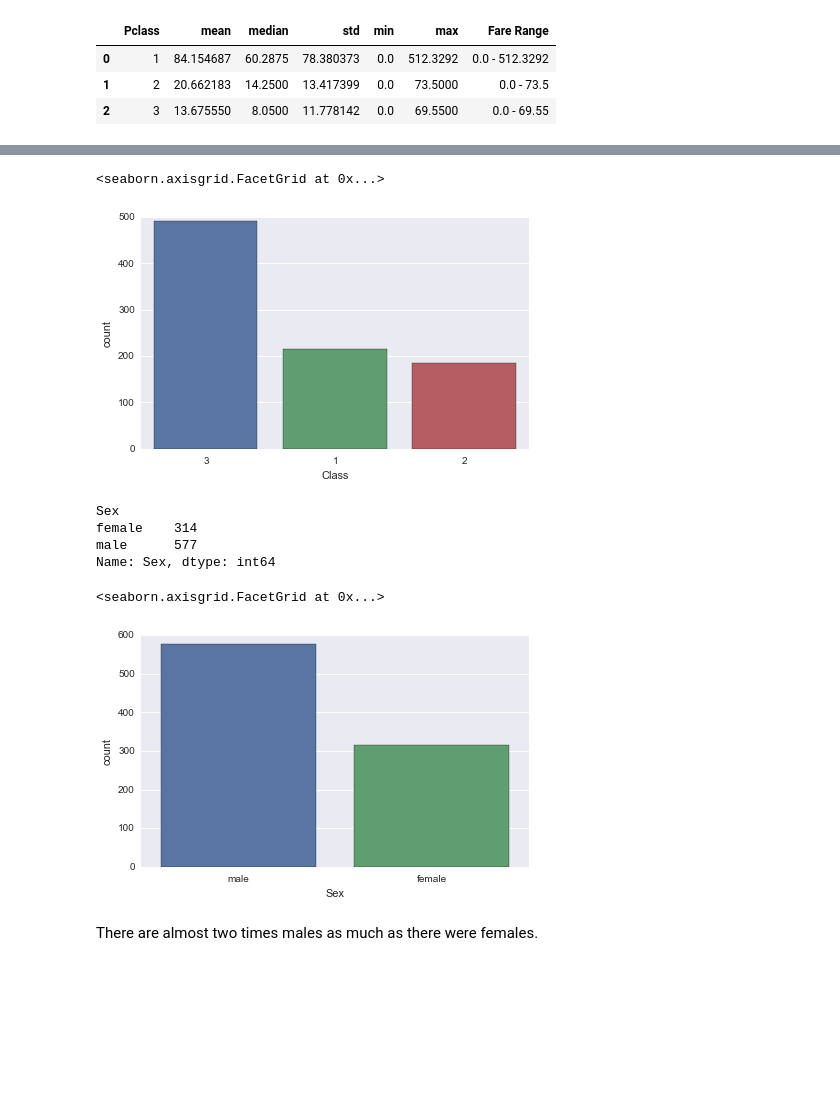
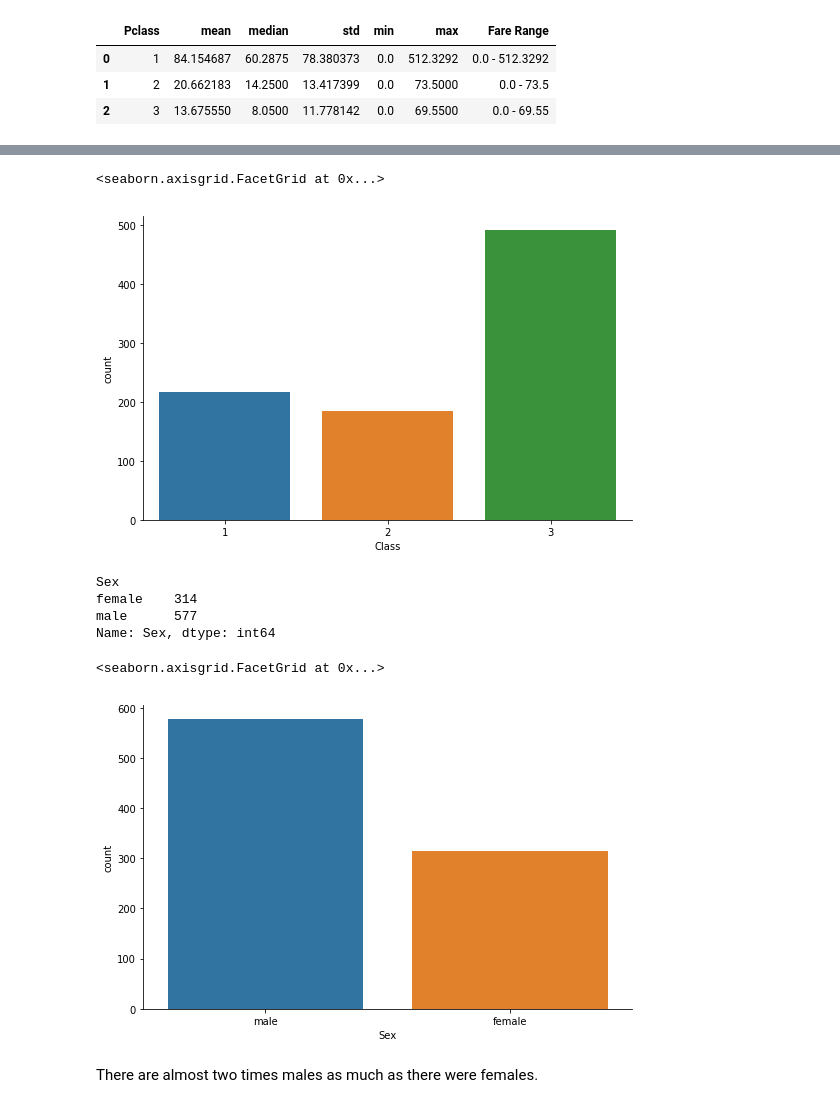
Before and after one commit to zeeshanhs/TitanicEDA, a Jupyter notebook: Titanic - Project.ipynb, the cells around one changed output, grey strips where cells are left out. Cells and saved outputs as stored; diff of their text form; code cells hidden in the pictures; blank space fills up the shorter version.

```diff
--- a/Titanic - Project.ipynb
+++ b/Titanic - Project.ipynb
@@ -179,12 +169,14 @@ Name: Buy/Sell, dtype: float64
 # %%
 
 
 # Instead of a group by, use seaborn to plot the count of passengers in each class
-fg = sns.factorplot('Pclass', data=titanic_df, kind='count', aspect=1.5)
+# fg = sns.factorplot('Pclass', data=titanic_df, kind='count', aspect=1.5)
+fg = sns.catplot('Pclass', data=titanic_df, kind='count', aspect=1.5)
+
 fg.set_xlabels('Class')
 # %% [output]
 <seaborn.axisgrid.FacetGrid at 0x...>
-[figure, old version]
+[figure, new version]
 # %%
 titanic_df.groupby('Sex')['Sex'].count()
 # %% [output]
@@ -194,10 +186,10 @@ male      577
 Name: Sex, dtype: int64
 # %%
 # Instead of a group by, use seaborn to plot the number of males and females
-sns.factorplot('Sex', data=titanic_df, kind='count', aspect=1.5)
+sns.catplot('Sex', data=titanic_df, kind='count', aspect=1.5)
 # %% [output]
 <seaborn.axisgrid.FacetGrid at 0x...>
-[figure, old version]
+[figure, new version]
 # %% [markdown]
 There are almost two times males as much as there were females.
 # %%
```
Also changed, not shown: parts of 9 cells of this notebook.
